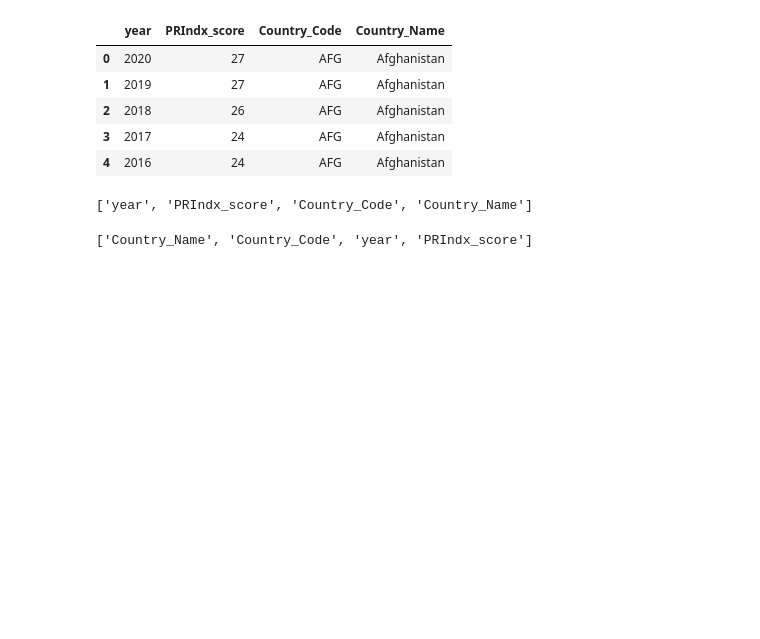
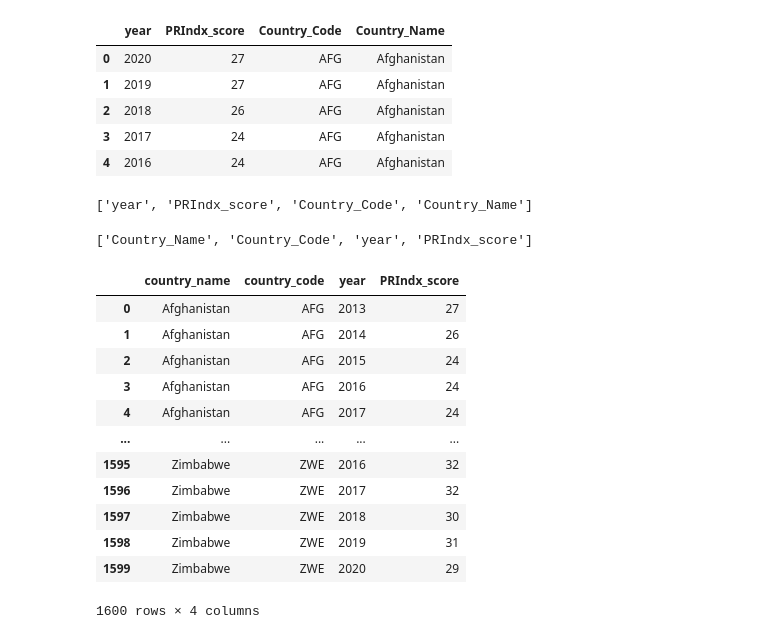
Before and after one commit to rjlopez2/ADS-_CAS_Bern_2020, a Jupyter notebook: Projects/M3/PRIndx_Dataset.ipynb, the cells around one changed output. Cells and saved outputs as stored; diff of their text form; code cells hidden in the pictures; blank space fills up the shorter version.

```diff
--- a/Projects/M3/PRIndx_Dataset.ipynb
+++ b/Projects/M3/PRIndx_Dataset.ipynb
@@ -172,3 +172,22 @@ col_names[:1:-1] + col_names[:2]
 ['Country_Name', 'Country_Code', 'year', 'PRIndx_score']
 # %%
 clean_PRIndx_df = clean_PRIndx_df[col_names[:1:-1] + col_names[:2]].sort_values(by=  ["Country_Name", "year"]).reset_index(drop = True)
+# %%
+clean_PRIndx_df.rename(columns = {"Country_Name" : "country_name",
+                                  "Country_Code" : "country_code"}, inplace= True)
+# %%
+clean_PRIndx_df
+# %% [output]
+|  | country_name | country_code | year | PRIndx_score |
+| 0 | Afghanistan | AFG | 2013 | 27 |
+| 1 | Afghanistan | AFG | 2014 | 26 |
+| 2 | Afghanistan | AFG | 2015 | 24 |
+| 3 | Afghanistan | AFG | 2016 | 24 |
+| 4 | Afghanistan | AFG | 2017 | 24 |
+| ... | ... | ... | ... | ... |
+| 1595 | Zimbabwe | ZWE | 2016 | 32 |
+| 1596 | Zimbabwe | ZWE | 2017 | 32 |
+| 1597 | Zimbabwe | ZWE | 2018 | 30 |
+| 1598 | Zimbabwe | ZWE | 2019 | 31 |
+| 1599 | Zimbabwe | ZWE | 2020 | 29 |
+1600 rows × 4 columns
```
Also changed, not shown: parts of 4 cells of this notebook.
